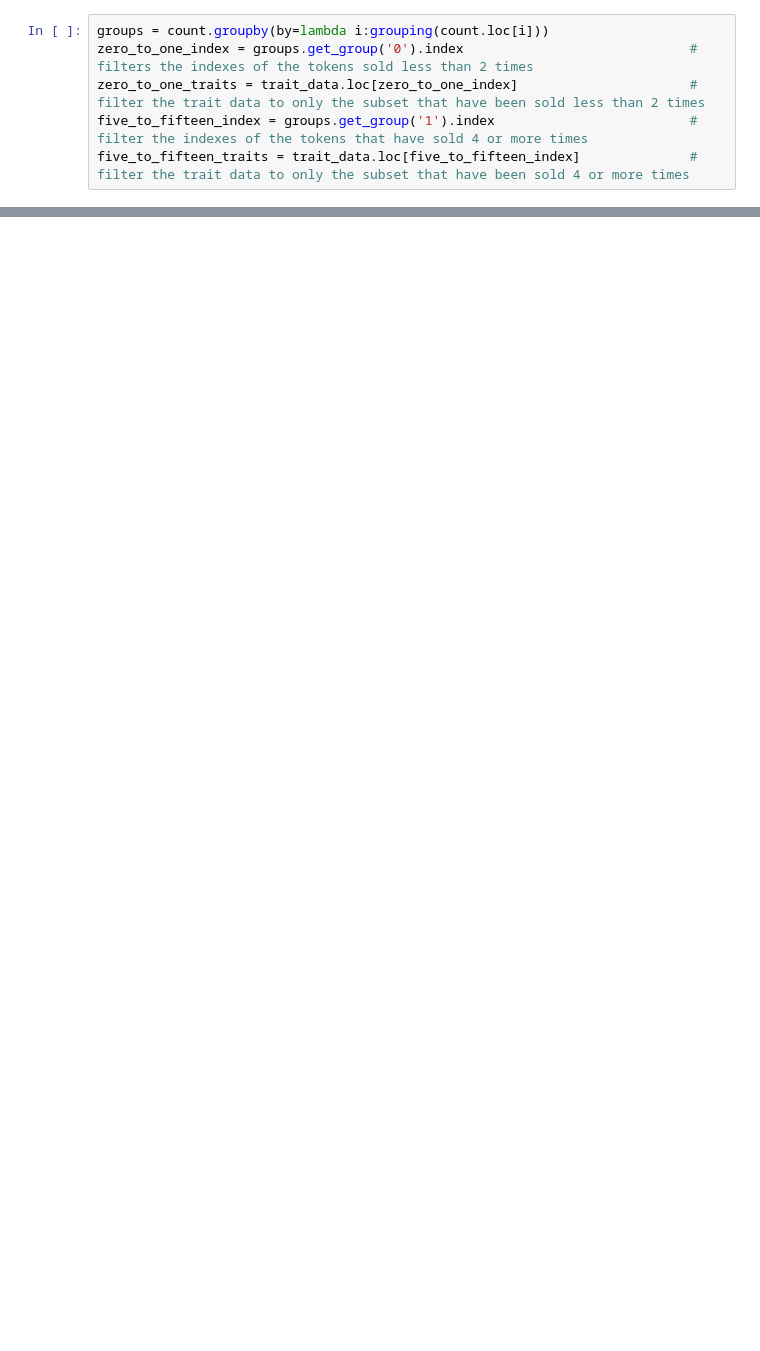
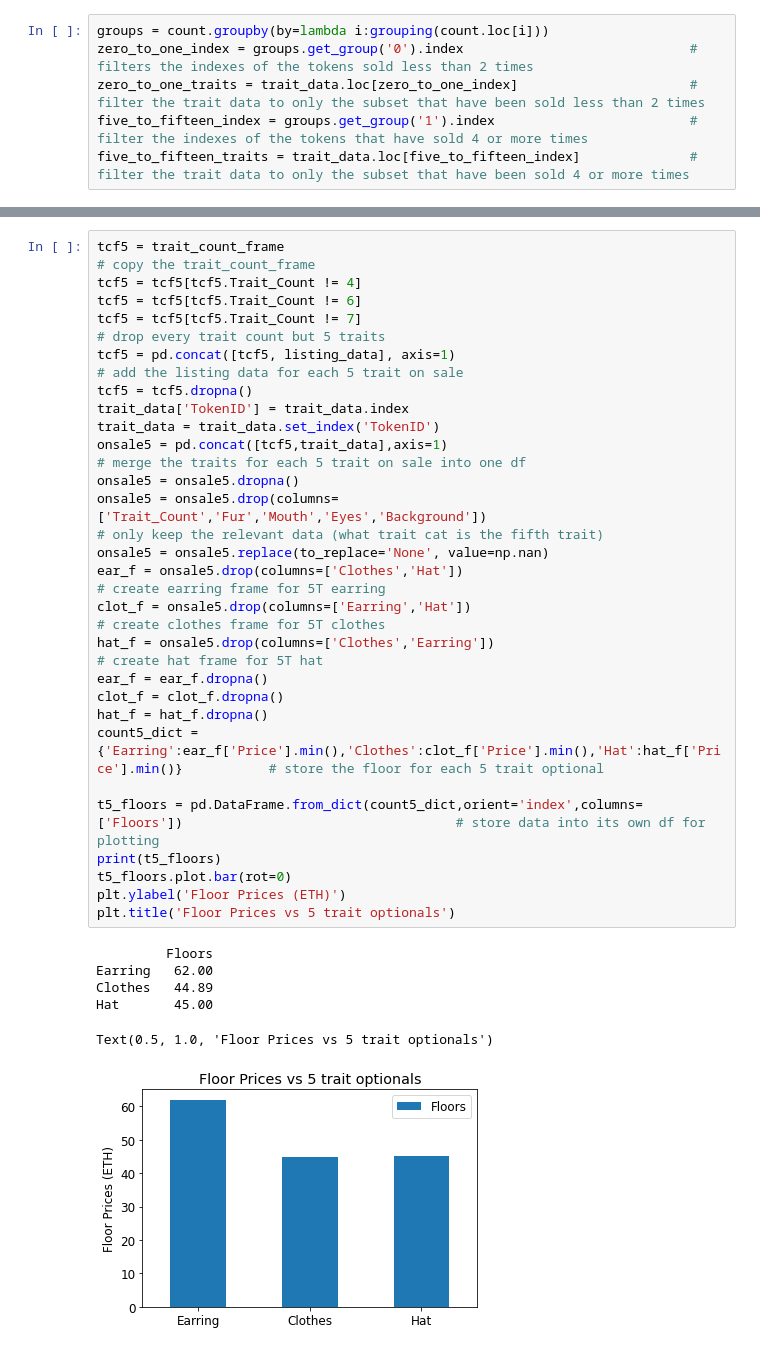
Before and after one commit to JunxianQu/ECE143_NFD_Prediction, a Jupyter notebook: presentation_graphs.ipynb, the cells around one changed output, grey strips where cells are left out. Drawn from its saved outputs; the diff is of its cells as text; blank space fills up the shorter version.

```diff
--- a/presentation_graphs.ipynb
+++ b/presentation_graphs.ipynb
@@ -252,0 +273,33 @@ Text(0.5, 1.0, 'Floor for each Eye type vs Eye type percentage that has sold 4 o
+# %%
+tcf5 = trait_count_frame                                                                                            # copy the trait_count_frame
+tcf5 = tcf5[tcf5.Trait_Count != 4]
+tcf5 = tcf5[tcf5.Trait_Count != 6]
+tcf5 = tcf5[tcf5.Trait_Count != 7]                                                                                  # drop every trait count but 5 traits
+tcf5 = pd.concat([tcf5, listing_data], axis=1)                                                                      # add the listing data for each 5 trait on sale
+tcf5 = tcf5.dropna()
+trait_data['TokenID'] = trait_data.index
+trait_data = trait_data.set_index('TokenID')
+onsale5 = pd.concat([tcf5,trait_data],axis=1)                                                                       # merge the traits for each 5 trait on sale into one df
+onsale5 = onsale5.dropna()
+onsale5 = onsale5.drop(columns=['Trait_Count','Fur','Mouth','Eyes','Background'])                                   # only keep the relevant data (what trait cat is the fifth trait)
+onsale5 = onsale5.replace(to_replace='None', value=np.nan)
+ear_f = onsale5.drop(columns=['Clothes','Hat'])                                                                     # create earring frame for 5T earring
+clot_f = onsale5.drop(columns=['Earring','Hat'])                                                                    # create clothes frame for 5T clothes
+hat_f = onsale5.drop(columns=['Clothes','Earring'])                                                                 # create hat frame for 5T hat
+ear_f = ear_f.dropna()
+clot_f = clot_f.dropna()
+hat_f = hat_f.dropna()
+count5_dict = {'Earring':ear_f['Price'].min(),'Clothes':clot_f['Price'].min(),'Hat':hat_f['Price'].min()}           # store the floor for each 5 trait optional
+
+t5_floors = pd.DataFrame.from_dict(count5_dict,orient='index',columns=['Floors'])                                   # store data into its own df for plotting
+print(t5_floors)
+t5_floors.plot.bar(rot=0)
+plt.ylabel('Floor Prices (ETH)')
+plt.title('Floor Prices vs 5 trait optionals')
+# %% [output]
+         Floors
+Earring   62.00
+Clothes   44.89
+Hat       45.00
+Text(0.5, 1.0, 'Floor Prices vs 5 trait optionals')
+[figure, added]
```
Also changed, not shown: parts of 5 cells of this notebook.
